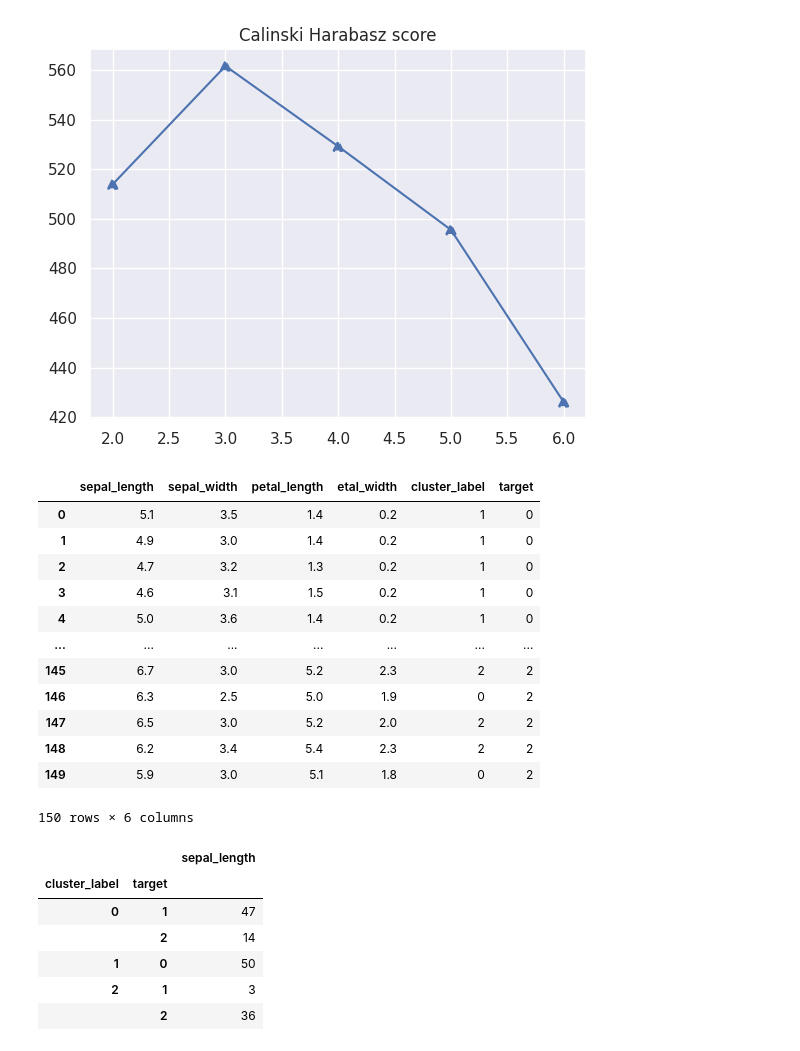
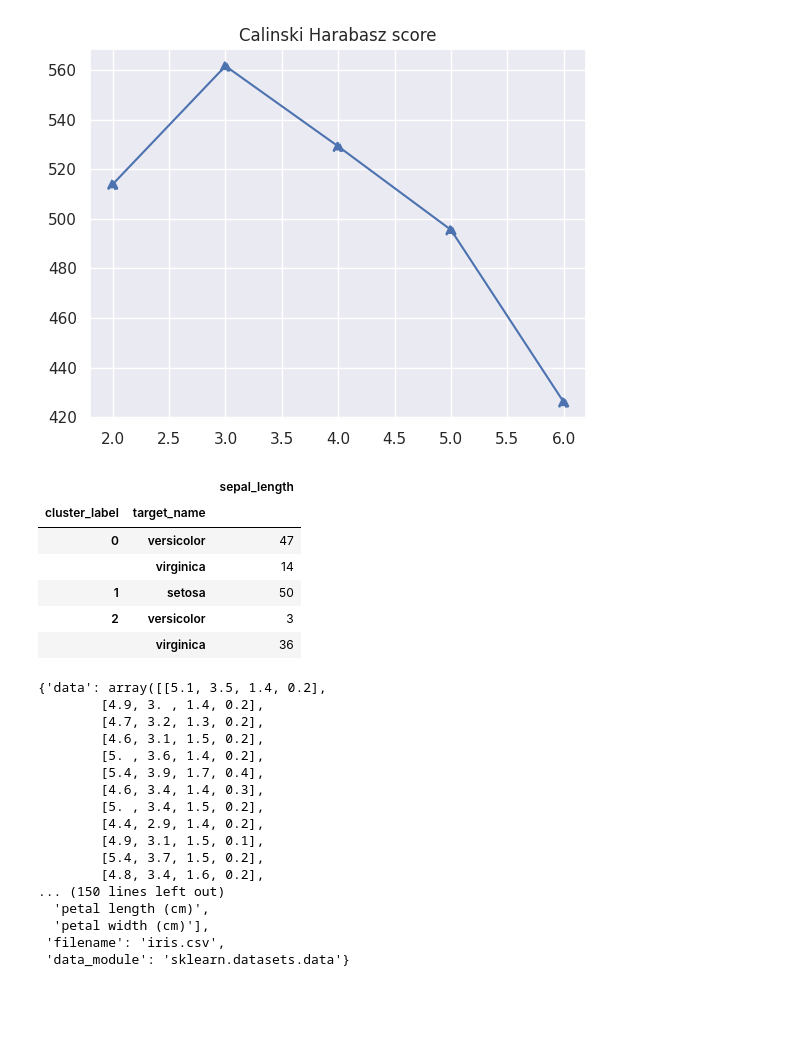
Before and after one commit to tstrakowski/jupyter_notebook, a Jupyter notebook: k-means.ipynb, the cells around one changed output. Saved outputs shown, nothing was run; the diff lists cells and outputs as text; code cells hidden in the pictures; blank space fills up the shorter version.

```diff
--- a/k-means.ipynb
+++ b/k-means.ipynb
@@ -223,31 +332,38 @@ plt.show()
 # %%
 df_iris = pd.DataFrame({'sepal_length': X[:, 0], 'sepal_width': X[:, 1], 'petal_length': X[:, 2],'etal_width': X[:, 3], 'cluster_label':kmeans_ir_3.labels_, 'target':iris.target})
 
-display( df_iris )
+df_iris['target_name'] = df_iris.apply(lambda row: iris.target_names[int(row['target'])], axis=1)
 
-grouped = df_iris.groupby(['cluster_label', 'target']).agg({ 'sepal_length': 'count', })
+#display( df_iris )
+
+grouped = df_iris.groupby(['cluster_label', 'target_name']).agg({ 'sepal_length': 'count', })
 
 grouped
 # %% [output]
-|  | sepal_length | sepal_width | petal_length | etal_width | cluster_label | target |
-| 0 | 5.1 | 3.5 | 1.4 | 0.2 | 1 | 0 |
-| 1 | 4.9 | 3.0 | 1.4 | 0.2 | 1 | 0 |
-| 2 | 4.7 | 3.2 | 1.3 | 0.2 | 1 | 0 |
-| 3 | 4.6 | 3.1 | 1.5 | 0.2 | 1 | 0 |
-| 4 | 5.0 | 3.6 | 1.4 | 0.2 | 1 | 0 |
-| ... | ... | ... | ... | ... | ... | ... |
-| 145 | 6.7 | 3.0 | 5.2 | 2.3 | 2 | 2 |
-| 146 | 6.3 | 2.5 | 5.0 | 1.9 | 0 | 2 |
-| 147 | 6.5 | 3.0 | 5.2 | 2.0 | 2 | 2 |
-| 148 | 6.2 | 3.4 | 5.4 | 2.3 | 2 | 2 |
-| 149 | 5.9 | 3.0 | 5.1 | 1.8 | 0 | 2 |
+|  |  | sepal_length |
+| cluster_label | target_name |  |
+| 0 | versicolor | 47 |
+|  | virginica | 14 |
+| 1 | setosa | 50 |
+| 2 | versicolor | 3 |
+|  | virginica | 36 |
-150 rows × 6 columns
-|  |  | sepal_length |
-| cluster_label | target |  |
-| 0 | 1 | 47 |
-|  | 2 | 14 |
-| 1 | 0 | 50 |
-| 2 | 1 | 3 |
-|  | 2 | 36 |
 # %%
-#iris
+iris
+# %% [output]
+{'data': array([[5.1, 3.5, 1.4, 0.2],
+        [4.9, 3. , 1.4, 0.2],
+        [4.7, 3.2, 1.3, 0.2],
+        [4.6, 3.1, 1.5, 0.2],
+        [5. , 3.6, 1.4, 0.2],
+        [5.4, 3.9, 1.7, 0.4],
+        [4.6, 3.4, 1.4, 0.3],
+        [5. , 3.4, 1.5, 0.2],
+        [4.4, 2.9, 1.4, 0.2],
+        [4.9, 3.1, 1.5, 0.1],
+        [5.4, 3.7, 1.5, 0.2],
+        [4.8, 3.4, 1.6, 0.2],
+... (150 lines left out)
+  'petal length (cm)',
+  'petal width (cm)'],
+ 'filename': 'iris.csv',
+ 'data_module': 'sklearn.datasets.data'}
```
Also changed, not shown: parts of 21 cells of this notebook, 4 other files.
